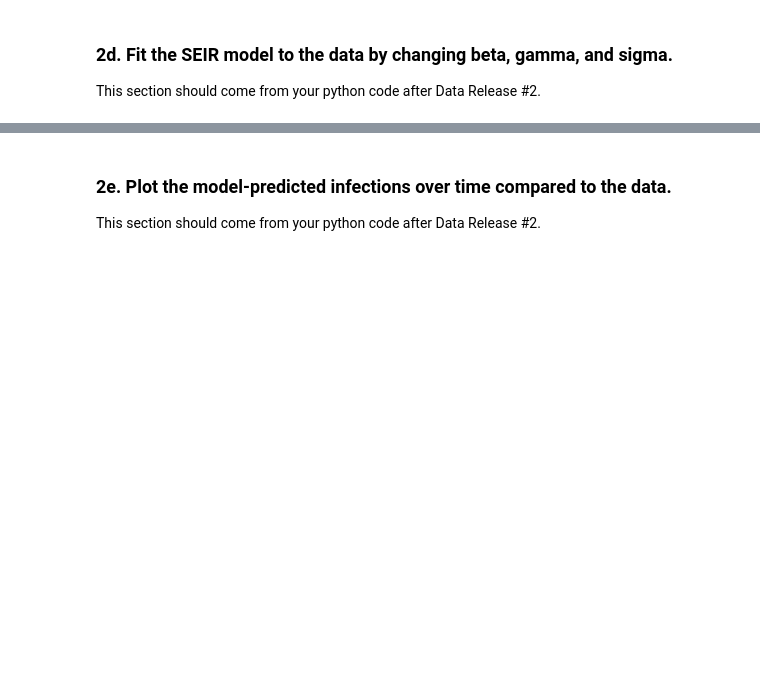
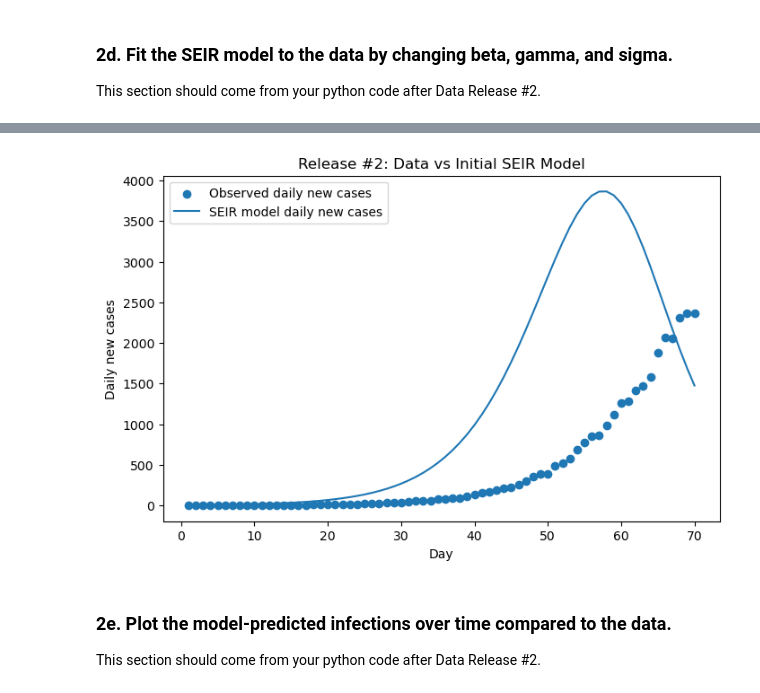
Before and after one commit to breckleytheresa13-debug/Module-2-Epidemics-SIR-Modeling, a Jupyter notebook: Notebook examples/Template_student_final_notebook.ipynb, the cells around one changed output, grey strips where cells are left out. Cells and saved outputs as stored; diff of their text form; code cells hidden in the pictures; blank space fills up the shorter version.

```diff
--- a/Notebook examples/Template_student_final_notebook.ipynb
+++ b/Notebook examples/Template_student_final_notebook.ipynb
@@ -55,3 +227,89 @@ This section should come from your python code after Data Release #2.
 # %% [markdown]
 ### 2d. Fit the SEIR model to the data by changing beta, gamma, and sigma.
 This section should come from your python code after Data Release #2.
+# %%
+# ---------------------------
+# Modified SEIR to predict daily new cases
+# ---------------------------
+def seir_daily_new_cases(beta, sigma, gamma, S0, E0, I0, R0, timepoints, N):
+    dt = timepoints[1] - timepoints[0]
+
+    S = np.zeros(len(timepoints))
+    E = np.zeros(len(timepoints))
+    I = np.zeros(len(timepoints))
+    R = np.zeros(len(timepoints))
+    new_cases = np.zeros(len(timepoints))  # Daily new infections
+
+    S[0] = S0
+    E[0] = E0
+    I[0] = I0
+    R[0] = R0
+
+    for n in range(len(timepoints) - 1):
+        # SEIR equations
+        dSdt = -beta * S[n] * I[n] / N
+        dEdt = beta * S[n] * I[n] / N - sigma * E[n]
+        dIdt = sigma * E[n] - gamma * I[n]
+        dRdt = gamma * I[n]
+
+        S[n + 1] = S[n] + dSdt * dt
+        E[n + 1] = E[n] + dEdt * dt
+        I[n + 1] = I[n] + dIdt * dt
+        R[n + 1] = R[n] + dRdt * dt
+
+        # Daily new cases = rate of new infections
+        new_cases[n + 1] = beta * S[n] * I[n] / N * dt
+
+    return S, E, I, R, new_cases
+
+
+# ---------------------------
+# Initial Conditions
+# ---------------------------
+# Population size should be much larger - peak active cases are ~2363
+N = 100000  # Increased further to accommodate the epidemic scale
+# I0 should be estimated, not set to the first daily case count
+I0 = 10  # Estimated initial infectious individuals
+E0 = 20  # Estimated initial exposed individuals
+R0_init = 0
+S0 = N - E0 - I0 - R0_init
+
+timepoints = days_data
+
+
+# ---------------------------
+# Initial Parameter Guess
+# ---------------------------
+beta_guess = 0.4   # Transmission rate
+sigma_guess = 0.25  # 1/latent period (4 days)
+gamma_guess = 0.1  # 1/infectious period (10 days)
+
+S_guess, E_guess, I_guess, R_guess, new_cases_guess = seir_daily_new_cases(
+    beta_guess, sigma_guess, gamma_guess,
+    S0, E0, I0, R0_init,
+    timepoints, N
+)
+
+sse_guess = calculate_sse(infected_data, new_cases_guess)
+
+print("\nInitial parameter guess results:")
+print("beta =", beta_guess)
+print("sigma =", sigma_guess)
+print("gamma =", gamma_guess)
+print("SSE =", sse_guess)
+print("Peak predicted daily cases =", np.max(new_cases_guess))
+print("Data peak daily cases =", np.max(infected_data))
+
+
+# ---------------------------
+# Plot Initial Guess
+# ---------------------------
+plt.figure(figsize=(8, 5))
+plt.scatter(days_data, infected_data, label="Observed daily new cases")
+plt.plot(timepoints, new_cases_guess, label="SEIR model daily new cases")
+plt.xlabel("Day")
+plt.ylabel("Daily new cases")
+plt.title("Release #2: Data vs Initial SEIR Model")
+plt.legend()
+plt.show()
+# %% [output]
@@ -58,3 +323,4 @@ This section should come from your python code after Data Release #2.
+[figure, added]
 # %% [markdown]
 ### 2e. Plot the model-predicted infections over time compared to the data.
 This section should come from your python code after Data Release #2.
```
Also changed, not shown: parts of 14 cells of this notebook.
